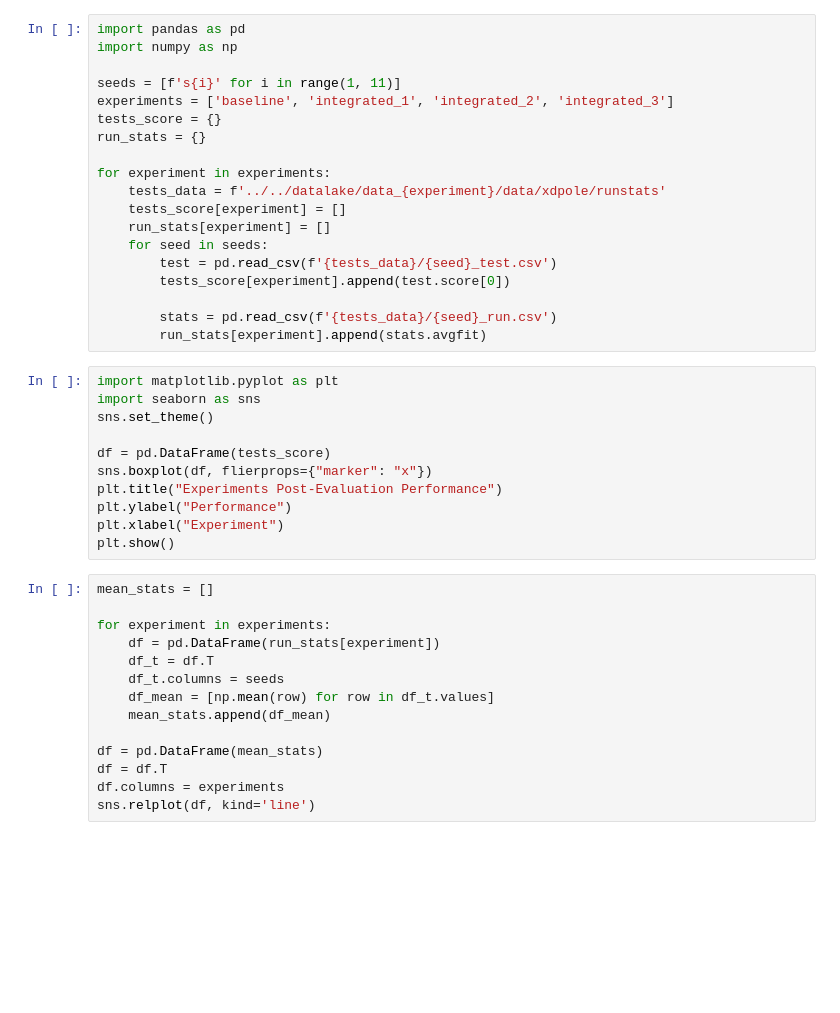
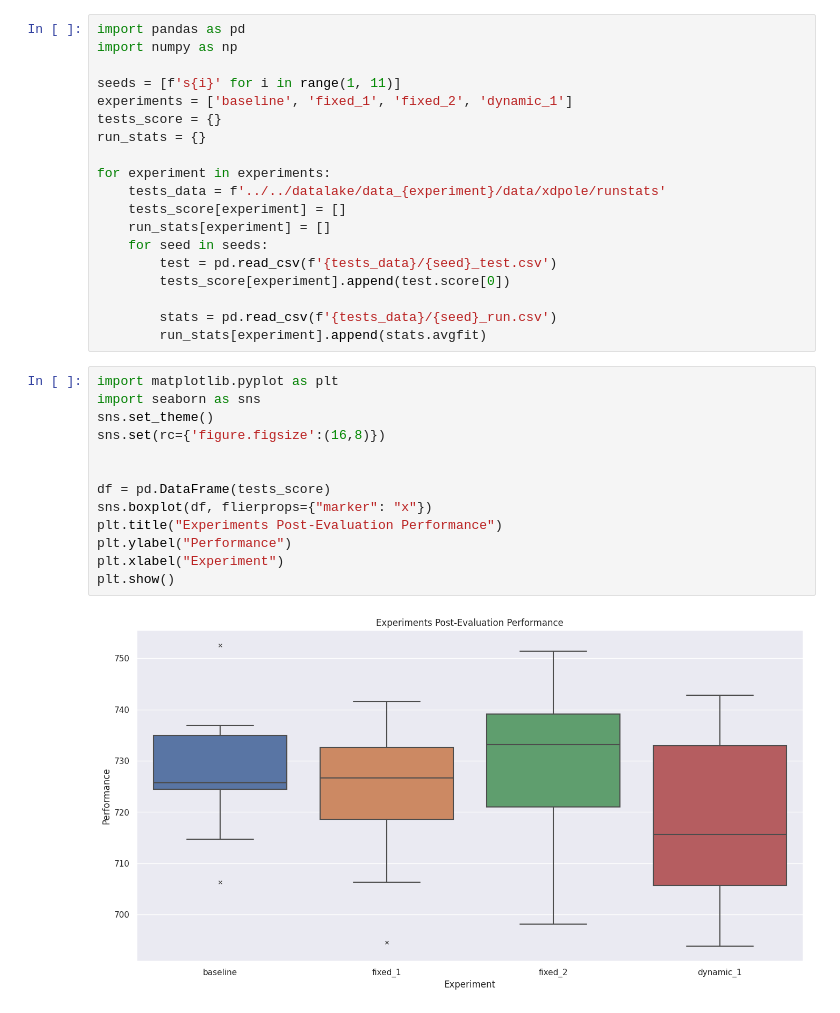
Before and after one commit to curriculum-guys/data-analysis, a Jupyter notebook: analysis/performance.ipynb, the cells around one changed output. Cells and saved outputs as stored; diff of their text form; blank space fills up the shorter version.

Commit message:
Improving Visualization

```diff
--- a/analysis/performance.ipynb
+++ b/analysis/performance.ipynb
@@ -3,7 +3,7 @@ import pandas as pd
 import numpy as np
 
 seeds = [f's{i}' for i in range(1, 11)]
-experiments = ['baseline', 'integrated_1', 'integrated_2', 'integrated_3']
+experiments = ['baseline', 'fixed_1', 'fixed_2', 'dynamic_1']
 tests_score = {}
 run_stats = {}
 
@@ -20,25 +20,15 @@ for experiment in experiments:
 # %%
 import matplotlib.pyplot as plt
 import seaborn as sns
 sns.set_theme()
+sns.set(rc={'figure.figsize':(16,8)})
+
 
 df = pd.DataFrame(tests_score)
 sns.boxplot(df, flierprops={"marker": "x"})
 plt.title("Experiments Post-Evaluation Performance")
 plt.ylabel("Performance")
 plt.xlabel("Experiment")
 plt.show()
+# %% [output]
+[figure, added]
-# %%
-mean_stats = []
-
-for experiment in experiments:
-    df = pd.DataFrame(run_stats[experiment])
-    df_t = df.T
-    df_t.columns = seeds
-    df_mean = [np.mean(row) for row in df_t.values]
-    mean_stats.append(df_mean)
-
-df = pd.DataFrame(mean_stats)
-df = df.T
-df.columns = experiments
-sns.relplot(df, kind='line')
```
Also changed, not shown: parts of 2 cells of this notebook, 1 other file.
